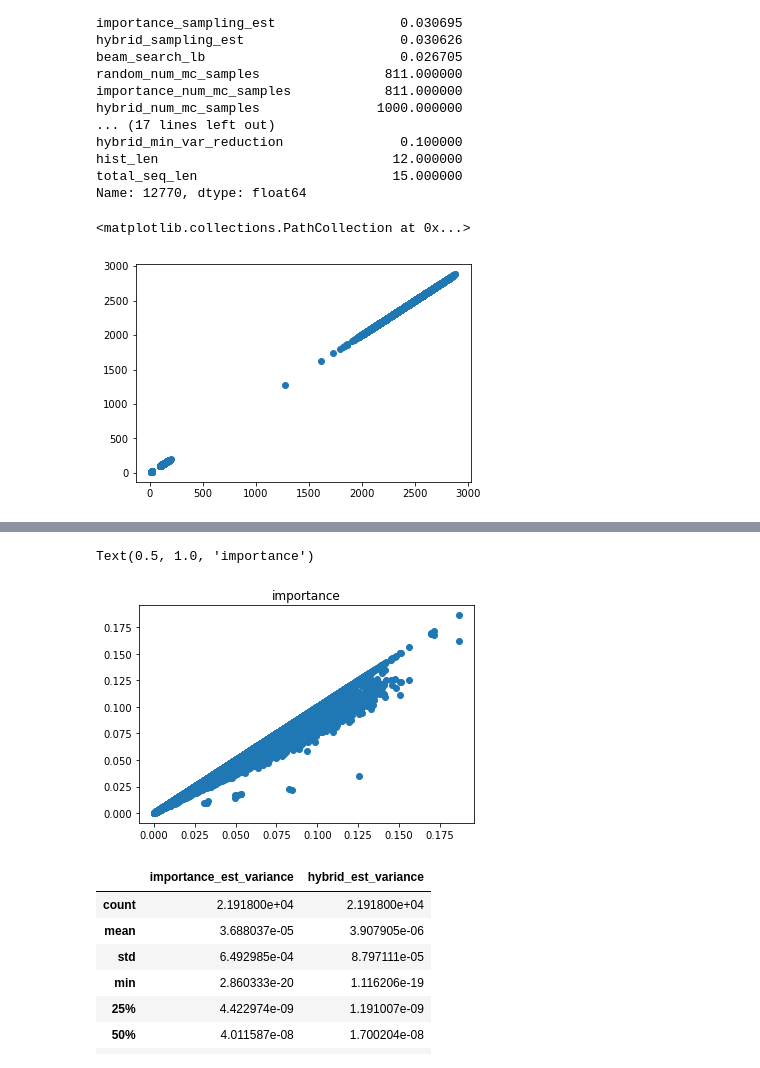
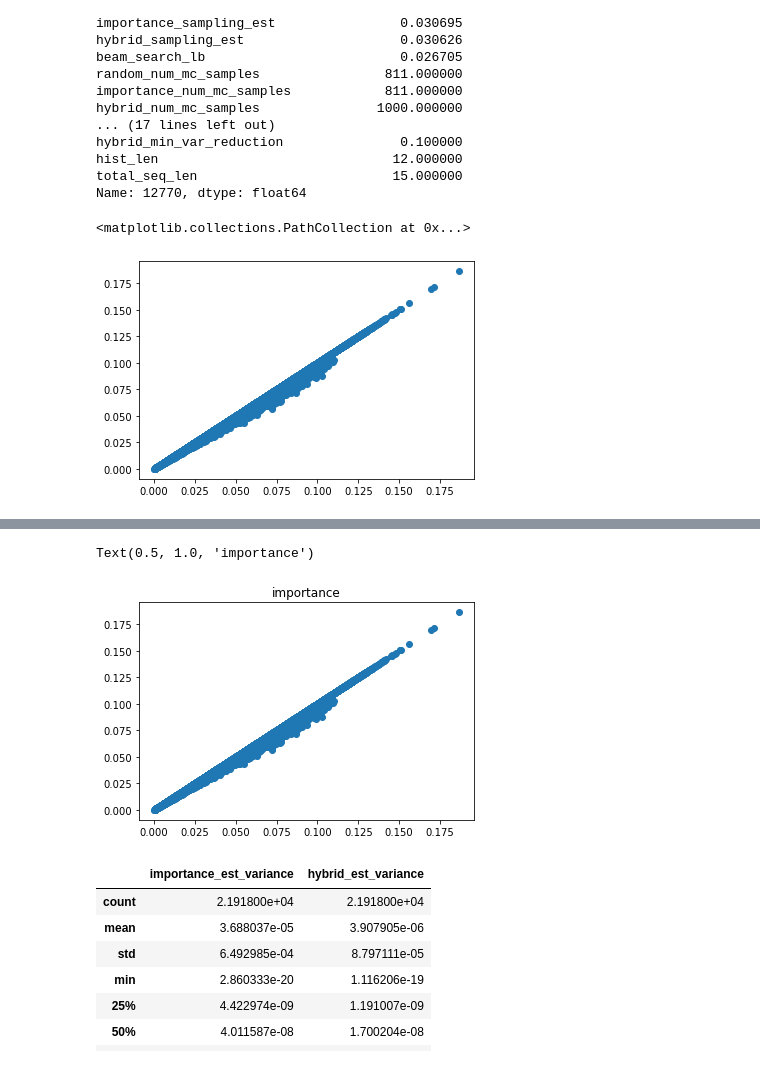
Before and after one commit to vshah99/prob_seq_queries_nnproject, a Jupyter notebook: notebooks/flatten_dataset.ipynb, the cells around one changed output, grey strips where cells are left out. Saved outputs shown, nothing was run; the diff lists cells and outputs as text; code cells hidden in the pictures.

Commit message:
Added ability to shorten number of samples considered

```diff
--- a/notebooks/flatten_dataset.ipynb
+++ b/notebooks/flatten_dataset.ipynb
@@ -337,9 +337,12 @@ def flatten_experiments(experiments, datasets, lengths,model_budget=False):
     return data_df
 # %%
 # df = flatten_experiments(['val_dl'],['shakespeare'],[(18,20),(17,20)])
-df = flatten_experiments(['val_dl'],['amazon'],[(12,15)])
-# df = flatten_experiments(['val_dl'],['moocs'],[(13,15)])
+# df.to_csv('shakespeare_17-18_20.csv',index=None)
+df = flatten_experiments(['val_dl'],['amazon'],[(13,15),(12,15)])
+# df.to_csv('amazon_12-13_15.csv',index=None)
+# df = flatten_experiments(['val_dl'],['moocs'],[(13,15),(12,15)])
+# df.to_csv('moocs_12-13_15.csv',index=None)
 # df = flatten_experiments(['val_dl'],['apps'],[(12,15),(13,15)])
-# df = flatten_experiments(['val_dl'],['amazon'],[(13,15)])
+# df.to_csv('apps_12-13_15.csv',index=None)
 # %% [output]
 beam_search_is_hybrid
@@ -437,12 +440,12 @@ hist_len                              12.000000
 total_seq_len                         15.000000
 Name: 12770, dtype: float64
 # %%
-# tdf = df[df.hybrid_num_mc_samples == 1000]
-plt.scatter(df.hybrid_model_iters, df.importance_model_iters)
+tdf = df[df.hybrid_num_mc_samples > 100]
+plt.scatter(tdf.ground_truth, tdf.beam_search_lb)
 # tdf[['hybrid_model_iters','beam_search_model_iters']].head()
 # %% [output]
 <matplotlib.collections.PathCollection at 0x...>
-[figure, old version]
+[figure, new version]
 # %%
 df.loc[abs(df.hybrid_model_iters - df.importance_model_iters) > 40,
        ['importance_num_mc_samples','hybrid_num_mc_samples',
@@ -457,7 +460,7 @@ df.loc[abs(df.hybrid_model_iters - df.importance_model_iters) > 40,
 # %%
 # df = df[df['phase_shifts'] > 10]
 # df = df1
-ndf = df[df.beam_search_num_beams > 10]
+ndf = df[df.beam_search_num_beams > 100]
 plt.scatter(ndf['ground_truth'],ndf['beam_search_lb'])
 # plt.scatter(df['ground_truth'],df['importance_sampling_est'])
 # plt.scatter(df['ground_truth'],df['random_sampling_est'])
@@ -465,7 +468,7 @@ plt.scatter(ndf['ground_truth'],ndf['beam_search_lb'])
 plt.title("importance")
 # %% [output]
 Text(0.5, 1.0, 'importance')
-[figure, old version]
+[figure, new version]
 # %%
 df[['importance_est_variance','hybrid_est_variance']].describe()
 # %% [output]
```
Also changed, not shown: parts of 1 cell of this notebook, 15 other files.
